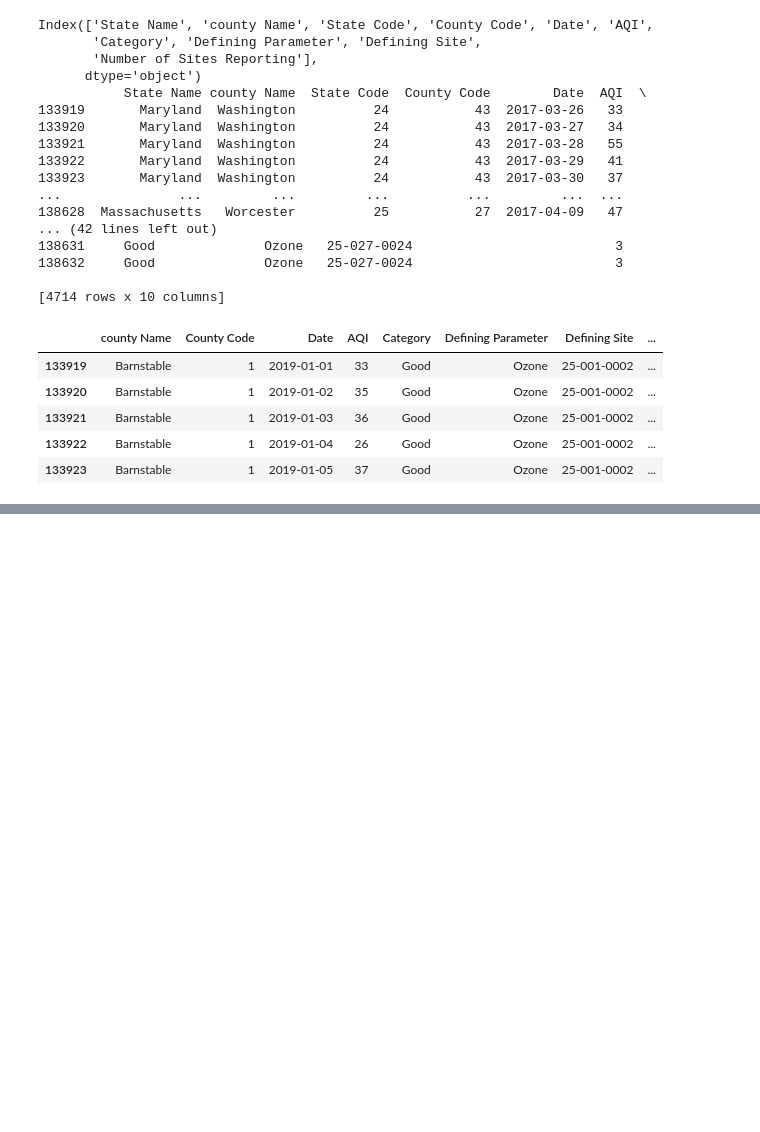
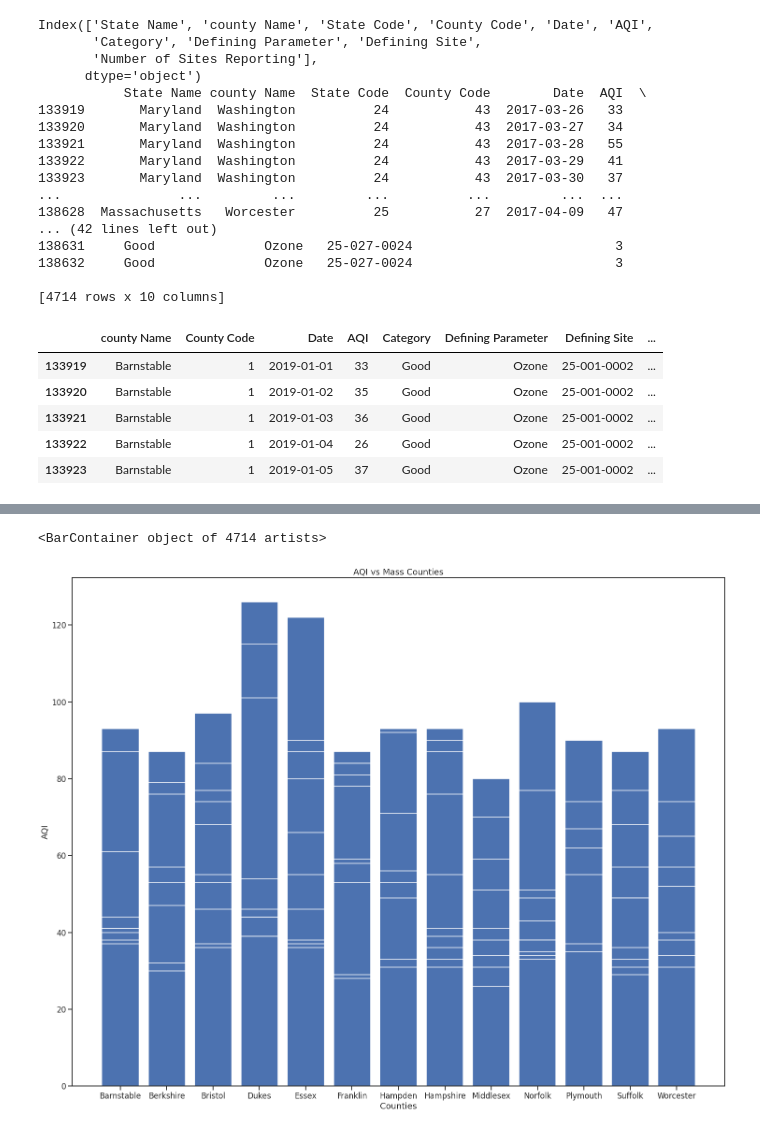
Before and after one commit to willkchan/Pollution-Forecast, a Jupyter notebook: src/preparation/Data_Wrangling2.ipynb, the cells around one changed output, grey strips where cells are left out. Drawn from its saved outputs; the diff is of its cells as text; code cells hidden in the pictures; blank space fills up the shorter version.

Commit message:
explore data on mass19 aqi

```diff
--- a/src/preparation/Data_Wrangling2.ipynb
+++ b/src/preparation/Data_Wrangling2.ipynb
@@ -66,13 +40,13 @@ print(daily_aqi_by_county_2019.columns)
 
 print(daily_aqi_by_county_2017.loc[daily_aqi_by_county_2019['State Name'].str.startswith('Mass')])
 
-mass = daily_aqi_by_county_2019['State Code'] == 25
+mass19 = daily_aqi_by_county_2019['State Code'] == 25
 
-print(daily_aqi_by_county_2019.loc[mass])
+print(daily_aqi_by_county_2019.loc[mass19])
 
-mass = pd.DataFrame(daily_aqi_by_county_2019[mass])
-mass.drop(['State Code', 'State Name'], axis=1, inplace=True)
-mass.head()
+mass19 = pd.DataFrame(daily_aqi_by_county_2019[mass19])
+mass19.drop(['State Code', 'State Name'], axis=1, inplace=True)
+mass19.head()
 # %% [output]
 Index(['State Name', 'county Name', 'State Code', 'County Code', 'Date', 'AQI',
        'Category', 'Defining Parameter', 'Defining Site',
@@ -120,0 +92,9 @@ mass.plot(kind='bar', x='county Name', y='AQI')
+# %%
+plt.subplots(figsize=(25,20))
+plt.xlabel('Counties')
+plt.ylabel('AQI')
+plt.title('AQI vs Mass Counties')
+plt.bar(mass19['county Name'], mass19['AQI'])
+# %% [output]
+<BarContainer object of 4714 artists>
+[figure, added]
```
Also changed, not shown: parts of 8 cells of this notebook.
